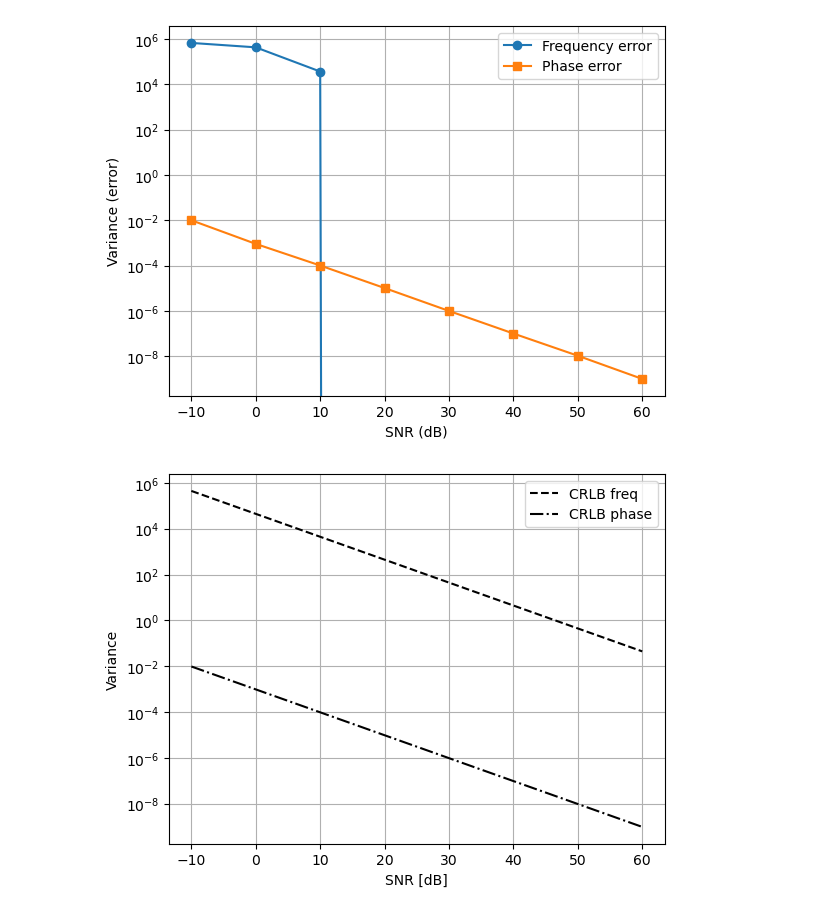
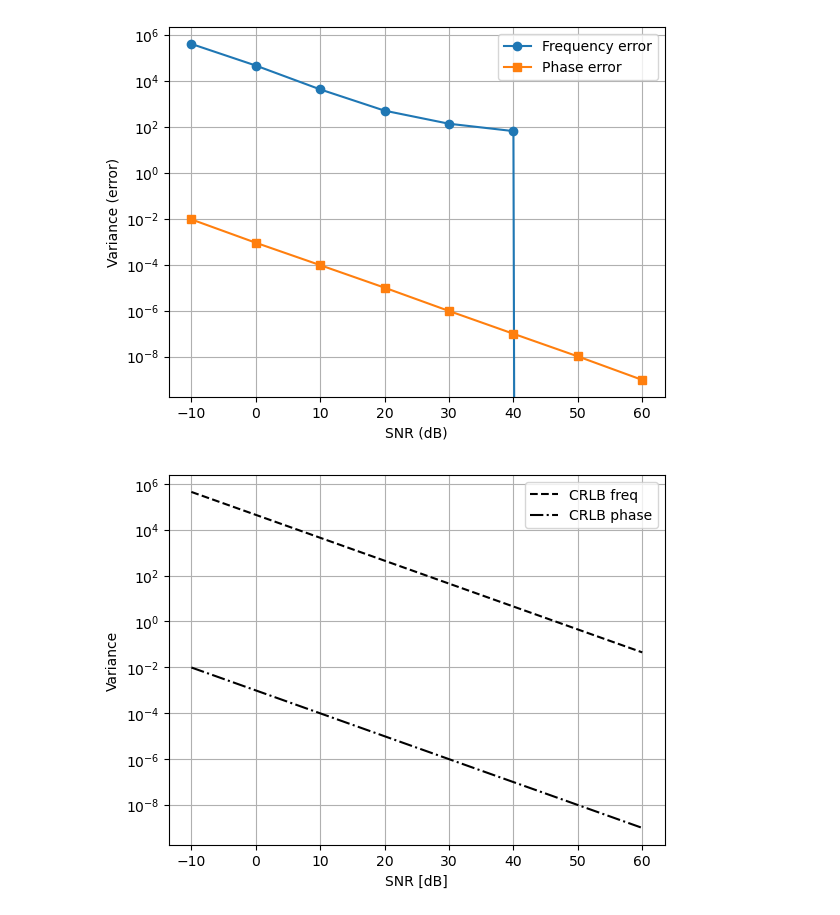
Before and after one commit to Asaka892/NatAndBeast, a Jupyter notebook: test.ipynb, the cells around one changed output. Saved outputs shown, nothing was run; the diff lists cells and outputs as text; code cells hidden in the pictures.

```diff
--- a/test.ipynb
+++ b/test.ipynb
@@ -57,35 +57,35 @@ def simulate(SNR_dB, M, runs=500):
         phi_hat = estimate_phase(x, omega_hat)
 
         # sammenlign med fasit
         freq_errors.append(omega0 - omega_hat)
         phase_errors.append(phi_true - phi_hat)
 
     # hvor mye feil varierer
     return np.var(freq_errors), np.var(phase_errors)
 
 # ---------- 6. TEST FOR FLERE SNR ----------
 SNR_values = np.arange(-10, 61, 10)
-M = 2**12
+M = 2**18
 
 freq_variance = []
 phase_variance = []
 
 for snr in SNR_values:
     v_freq, v_phase = simulate(snr, M)
     freq_variance.append(v_freq)
     phase_variance.append(v_phase)
 
 # ---------- 7. PLOT ----------
 plt.figure()
 plt.semilogy(SNR_values, freq_variance, 'o-', label='Frequency error')
 plt.semilogy(SNR_values, phase_variance, 's-', label='Phase error')
 plt.xlabel('SNR (dB)')
 plt.ylabel('Variance (error)')
 plt.legend()
 plt.grid()
 plt.show()
 # %% [output]
-[figure, old version]
+[figure, new version]
 # %%
 def crlb(SNR_dB):
     SNR = 10**(SNR_dB/10)
```
Also changed, not shown: parts of 1 cell of this notebook.
